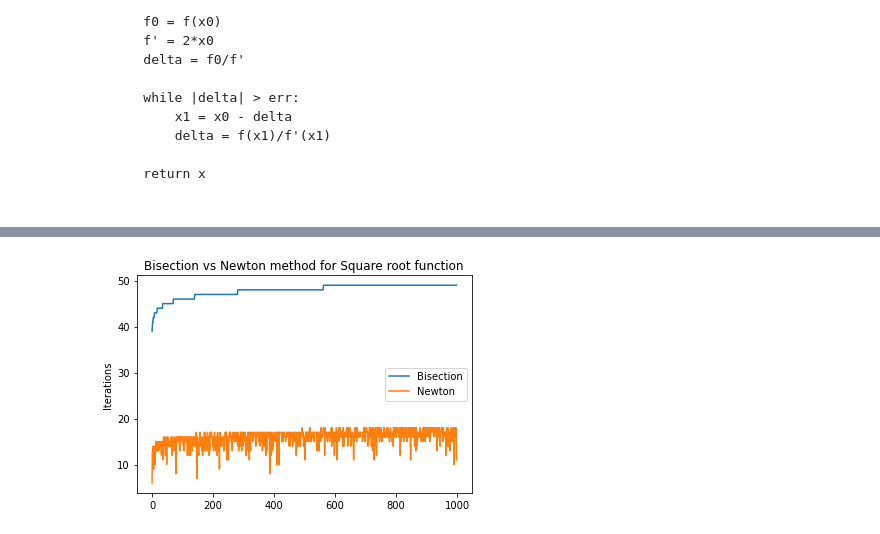
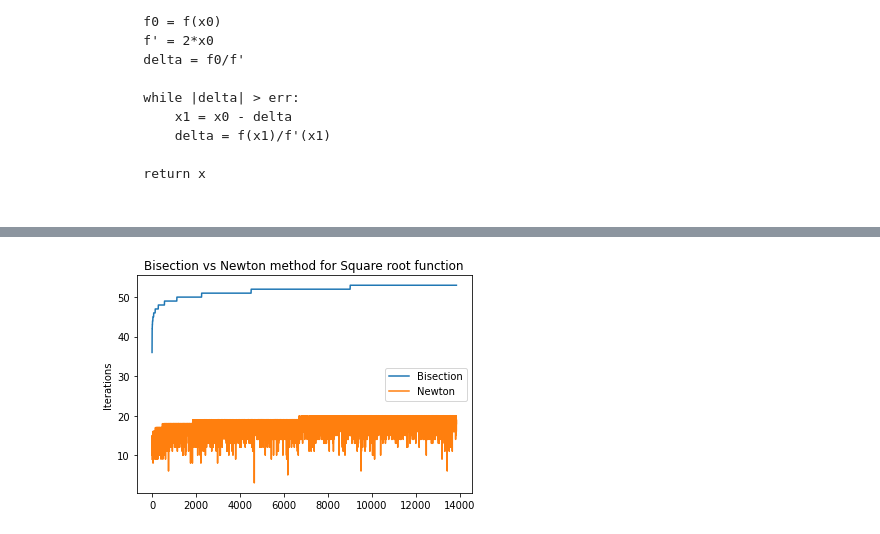
Before and after one commit to sidiyer00/SIT-Courses, a Jupyter notebook: FE 621 Computational Finance/HW1/HW1.ipynb, the cells around one changed output, grey strips where cells are left out. Saved outputs shown, nothing was run; the diff lists cells and outputs as text; code cells hidden in the pictures.

```diff
--- a/FE 621 Computational Finance/HW1/HW1.ipynb
+++ b/FE 621 Computational Finance/HW1/HW1.ipynb
@@ -509,15 +515,15 @@ Num iterations (Newton):  14
 # %%
-xr = np.arange(10**6, 10**9, 10**6)
+xr = np.arange(7**6, 7**12, 10**6)
 y_bs = [sqrt_bisection(num, 10**-6)[1] for num in xr]
 y_nw = [sqrt_newton(num, 10**-6)[1] for num in xr]
 
 fig, ax = plt.subplots()
 ax.plot(y_bs, label = "Bisection")
 ax.plot(y_nw, label = "Newton")
 ax.set(ylabel="Iterations", title="Bisection vs Newton method for Square root function")
 
 plt.legend()
 
 plt.show()
 # %% [output]
-[figure, old version]
+[figure, new version]
```
Also changed, not shown: parts of 3 cells of this notebook, 2 other files.
